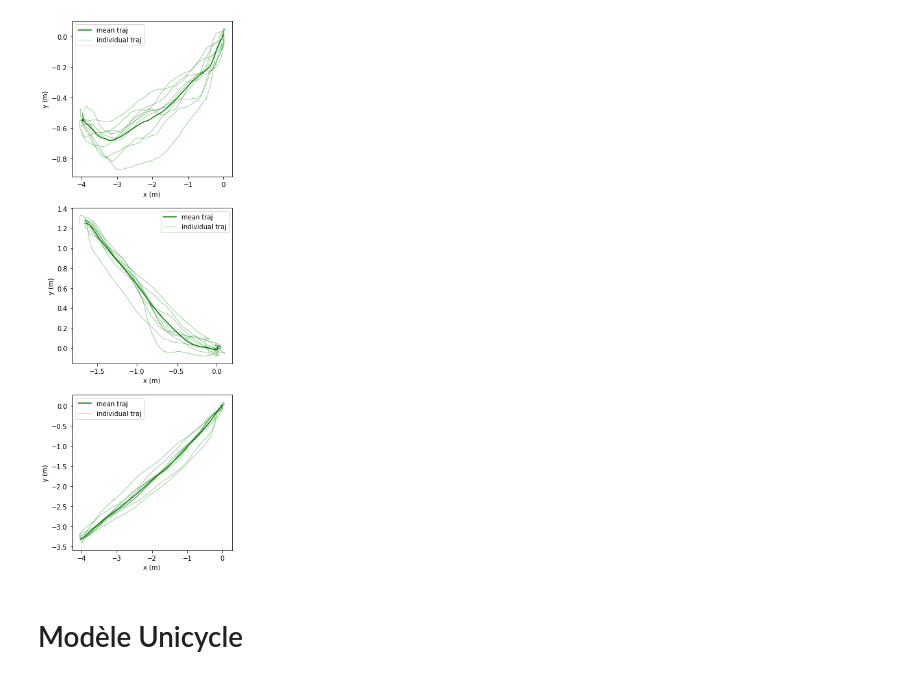
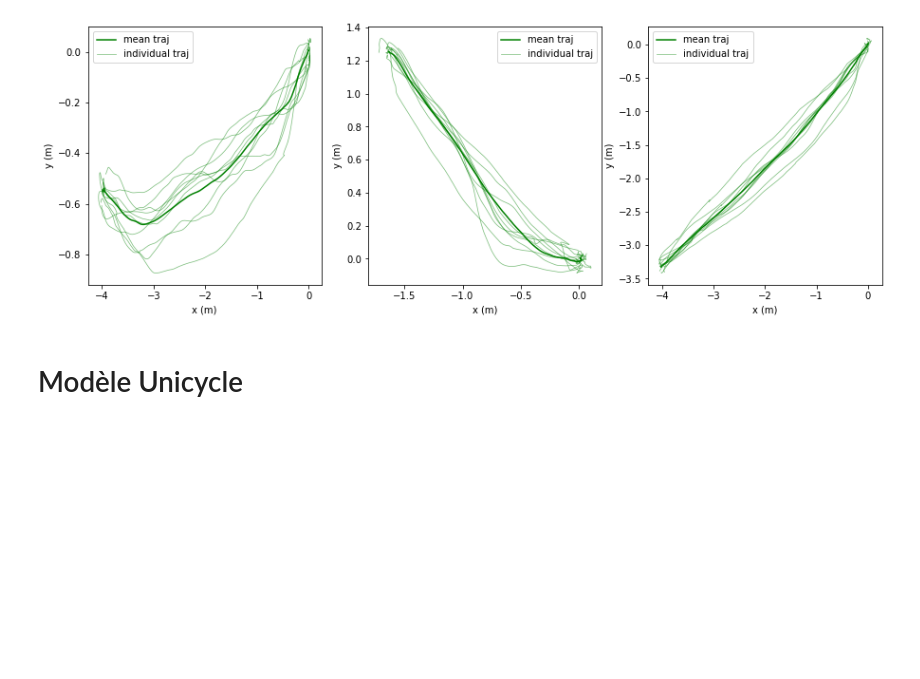
Before and after one commit to Zasfour/Locomotion-humain, a Jupyter notebook: Donnée_sur_les_modèles.ipynb, the cells around one changed output. Drawn from its saved outputs; the diff is of its cells as text; code cells hidden in the pictures; blank space fills up the shorter version.

```diff
--- a/Donnée_sur_les_modèles.ipynb
+++ b/Donnée_sur_les_modèles.ipynb
@@ -25,7 +25,7 @@ from casadi import *
 #- de 60 à la fin : trajectoire du suject 10
 # %%
 def plot_traj(name,ind):
-    plt.subplot(3,3,ind*3+1)
+    plt.subplot(1,3,ind+1)
     m = np.loadtxt(name)
     plt.plot(m[0],m[1],color='green',label='mean traj')
     plt.plot(m[6],m[7],color='green',linewidth=0.75,alpha = 0.5,label='individual traj')
@@ -44,16 +44,16 @@ def plot_traj(name,ind):
 # %%
 end = 100
 time = np.arange(0,end,0.2)
 list_name = ["human_traj_1.dat","human_traj_2.dat","human_traj_3.dat"]
 
 
-plt.figure(figsize = (15,15))
+plt.figure(figsize = (15,5))
 for i in range(len(list_name)):
     plot_traj(list_name[i], i)
 
 plt.show()
 # %% [output]
-[figure, old version]
+[figure, new version]
 # %% [markdown]
 # Modèle Unicycle
 # %% [markdown]
```
Also changed, not shown: parts of 37 cells of this notebook, 3 other files.
